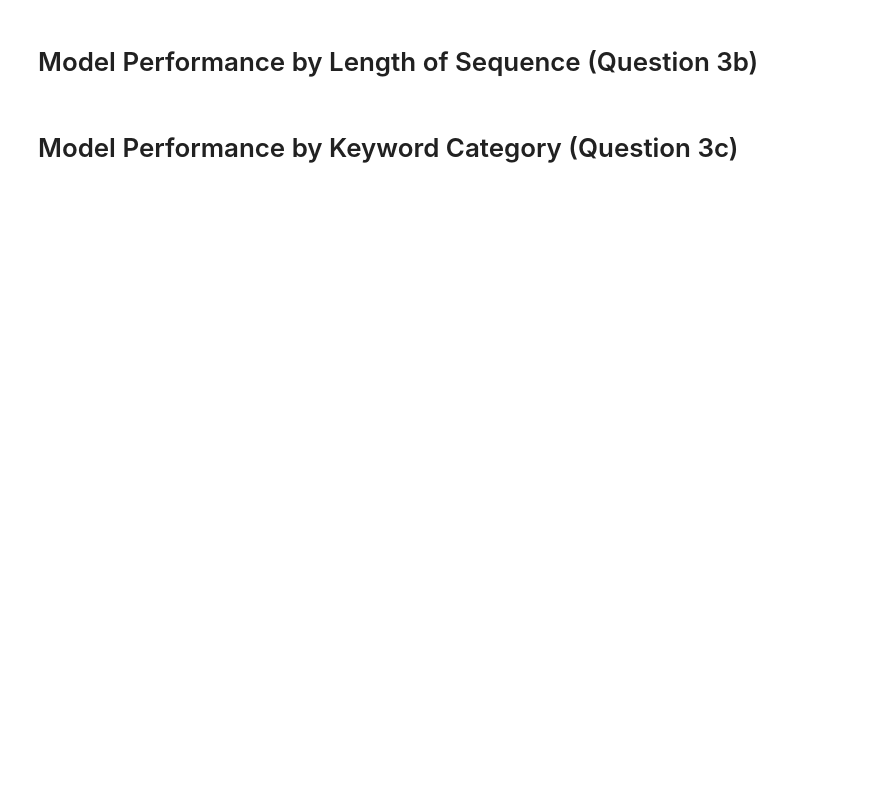
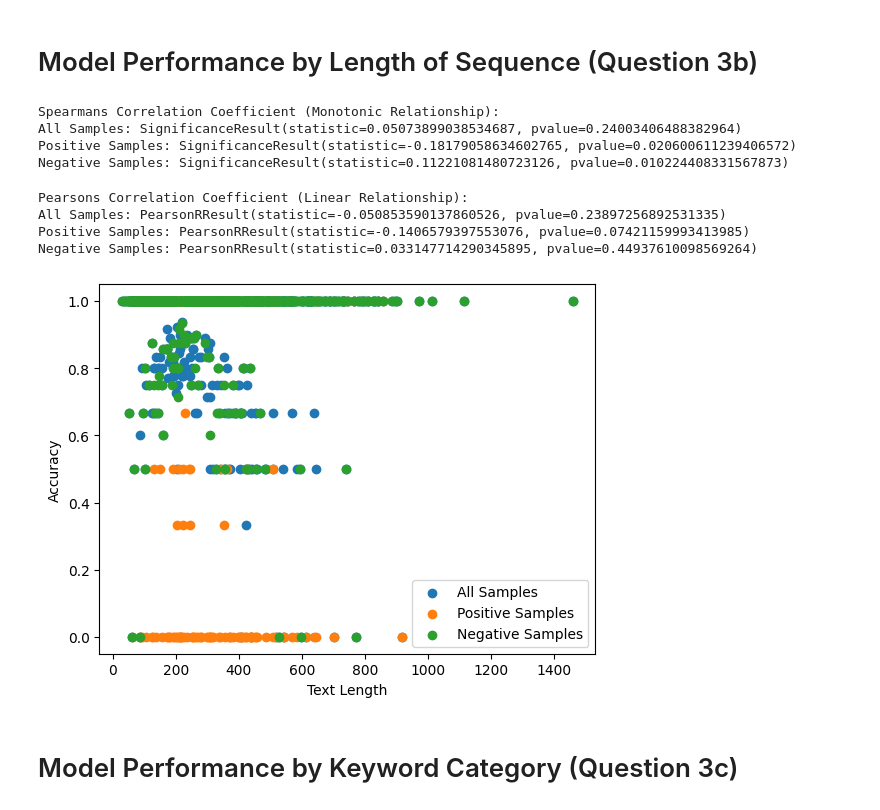
Before and after one commit to monkeytim19/nlp-classification, a Jupyter notebook: model_analysis.ipynb, the cells around one changed output. Drawn from its saved outputs; the diff is of its cells as text; code cells hidden in the pictures; blank space fills up the shorter version.

Commit message:
updated analysis results with trained (before hyperparamter tuning) model

```diff
--- a/model_analysis.ipynb
+++ b/model_analysis.ipynb
@@ -15,7 +17,6 @@ DEVICE = 'cuda' if torch.cuda.is_available() else 'cpu'
 dev = Dataset.load_from_disk("data/dev")
 dev_df = pd.DataFrame(dev)
 # %%
-##### TODO COPY AND PASTE MAIN MODEL HERE #######
 class CustomBert(nn.Module):
     def __init__(self, transformer_out=6, dropout=0.1, class_weights=None):
         super(CustomBert, self).__init__()
@@ -76,10 +77,10 @@ class CustomBert(nn.Module):
         if binary_classifier:
             loss = F.binary_cross_entropy_with_logits(
                 y, labels, pos_weight=self.pos_weight
-            ).to(DEVICE)
+            )
         else:
-            loss = mse_loss(y, labels, reduction="none").to(DEVICE)
-            weights = self.class_weights[labels.long().to(DEVICE)]
+            loss = mse_loss(y, labels, reduction="none")
+            weights = self.class_weights[labels.long()]
             loss = loss * weights
             loss = loss.mean()
         return loss, y
@@ -89,11 +90,26 @@ class CustomBert(nn.Module):
             param.requires_grad = False
 
     def unfreeze(self, layer=None):
+        if layer is not None and layer < 0:
+            return
+
         for name, param in self.distilbert.named_parameters():
             if layer is None or name.startswith(f"transformer.layer.{layer}"):
                 param.requires_grad = True
+# %%
+# calculate the same hyperparamters for defining the model
+from sklearn.utils.class_weight import compute_class_weight
+
+train = Dataset.load_from_disk("data/train")
+labels = train["labels"]
+dropout = 0.1
+class_weights = torch.tensor(compute_class_weight("balanced", classes=np.unique(labels), y=labels)).to(DEVICE)
+transformer_out = range(4, 7)
 # %%
-model = CustomBert() # instantiate model
+model = CustomBert(dropout=dropout,
+        class_weights = class_weights,
+        transformer_out=transformer_out,
+    ).to(DEVICE)
 
 # load in trained parameters
 checkpoint_fp = 'results/model.pth'
@@ -120,10 +136,17 @@ CustomBert(
 )
 # %%
 def accuracy_by_group(group_df):
+    n_correct_pred = 0
     atten_masks = torch.LongTensor([ls for ls in group_df.attention_mask.values])
     input_ids = torch.LongTensor([ls for ls in group_df.input_ids.values])
-    predictions = model(input_ids, atten_masks).detach().numpy() > 1.5 # NOTE this line makes kernel crash
-    return np.sum(predictions == group_df['pcl']) / len(group_df)
+    completed_batches = 0
+    while completed_batches < len(atten_masks):
+        batch_atten_masks = atten_masks[completed_batches:completed_batches+BATCH_SIZE].to(DEVICE)
+        batch_input_ids = input_ids[completed_batches:completed_batches+BATCH_SIZE].to(DEVICE)
+        predictions = model(batch_input_ids, batch_atten_masks).to('cpu').detach().numpy() > 1.5
+        n_correct_pred += np.sum(predictions == group_df['pcl'][completed_batches:completed_batches+BATCH_SIZE])
+        completed_batches += BATCH_SIZE
+    return n_correct_pred / len(group_df)
 # %% [markdown]
 # Model Performance by the Degree of PCL (Question 3a)
 # %%
@@ -159,16 +184,38 @@ def generate_accuracy_by_len(df):
 all_text_len, accuracy_by_len = generate_accuracy_by_len(dev_df)
 pos_text_len, pos_accuracy_by_len = generate_accuracy_by_len(dev_df[dev_df['pcl'] == 1])
 neg_text_len, neg_accuracy_by_len = generate_accuracy_by_len(dev_df[dev_df['pcl'] == 0])
+# %%
+print('Spearmans Correlation Coefficient (Monotonic Relationship):')
+print(f"All Samples: {spearmanr(all_text_len, accuracy_by_len)}")
+print(f"Positive Samples: {spearmanr(pos_text_len, pos_accuracy_by_len)}")
+print(f"Negative Samples: {spearmanr(neg_text_len, neg_accuracy_by_len)}")
+# %% [output]
+Spearmans Correlation Coefficient (Monotonic Relationship):
+All Samples: SignificanceResult(statistic=0.05073899038534687, pvalue=0.24003406488382964)
+Positive Samples: SignificanceResult(statistic=-0.18179058634602765, pvalue=0.020600611239406572)
+Negative Samples: SignificanceResult(statistic=0.11221081480723126, pvalue=0.010224408331567873)
+# %%
+print('Pearsons Correlation Coefficient (Linear Relationship):')
+print(f"All Samples: {pearsonr(all_text_len, accuracy_by_len)}")
+print(f"Positive Samples: {pearsonr(pos_text_len, pos_accuracy_by_len)}")
+print(f"Negative Samples: {pearsonr(neg_text_len, neg_accuracy_by_len)}")
+# %% [output]
+Pearsons Correlation Coefficient (Linear Relationship):
+All Samples: PearsonRResult(statistic=-0.050853590137860526, pvalue=0.23897256892531335)
+Positive Samples: PearsonRResult(statistic=-0.1406579397553076, pvalue=0.07421159993413985)
+Negative Samples: PearsonRResult(statistic=0.033147714290345895, pvalue=0.44937610098569264)
 # %%
-plt.plot(all_text_len, accuracy_by_len, label='All Samples')
-plt.plot(pos_text_len, pos_accuracy_by_len, label='Positive Samples')
-plt.plot(neg_text_len, neg_accuracy_by_len, label='Negative Samples')
+plt.scatter(all_text_len, accuracy_by_len, label='All Samples')
+plt.scatter(pos_text_len, pos_accuracy_by_len, label='Positive Samples')
+plt.scatter(neg_text_len, neg_accuracy_by_len, label='Negative Samples')
 
 plt.xlabel("Text Length")
 plt.ylabel("Accuracy")
 
 plt.legend()
 plt.show()
+# %% [output]
+[figure, added]
 # %% [markdown]
 # Model Performance by Keyword Category (Question 3c)
 # %%
```
Also changed, not shown: parts of 4 cells of this notebook.
